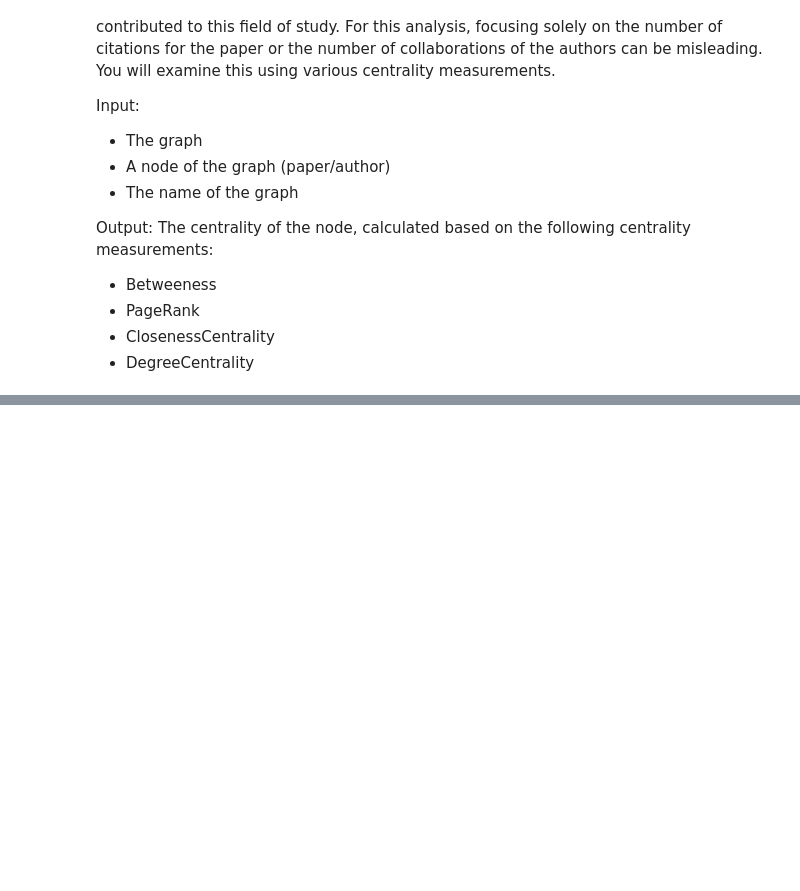
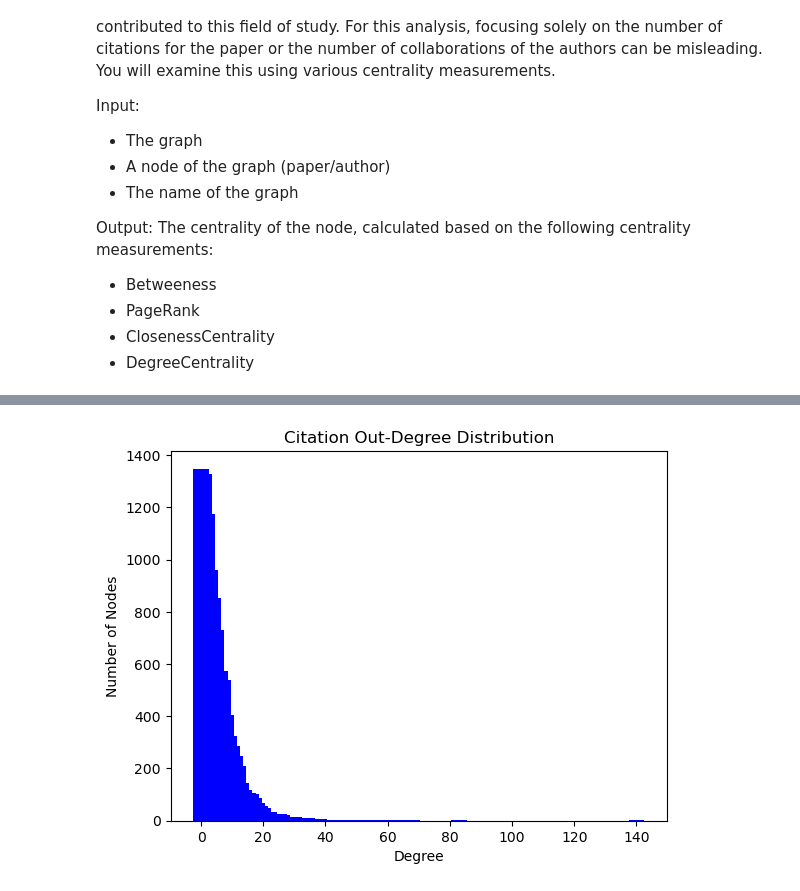
Before and after one commit to Marioiacobelli/ADM-HW5, a Jupyter notebook: hw5.ipynb, the cells around one changed output, grey strips where cells are left out. Saved outputs shown, nothing was run; the diff lists cells and outputs as text; code cells hidden in the pictures; blank space fills up the shorter version.

```diff
--- a/hw5.ipynb
+++ b/hw5.ipynb
@@ -435,0 +499,9 @@ AssertionError: choose 'citation_graph' or 'collaboration_graph' as second input
+# %%
+# Plot Degree Distribution
+plt.bar(range(len(cit_degree_distribution[1])), cit_degree_distribution[1], width=5.0, color='b')
+plt.title('Citation Out-Degree Distribution')
+plt.xlabel('Degree')
+plt.ylabel('Number of Nodes')
+plt.show()
+# %% [output]
+[figure, added]
```
Also changed, not shown: parts of 24 cells of this notebook.
